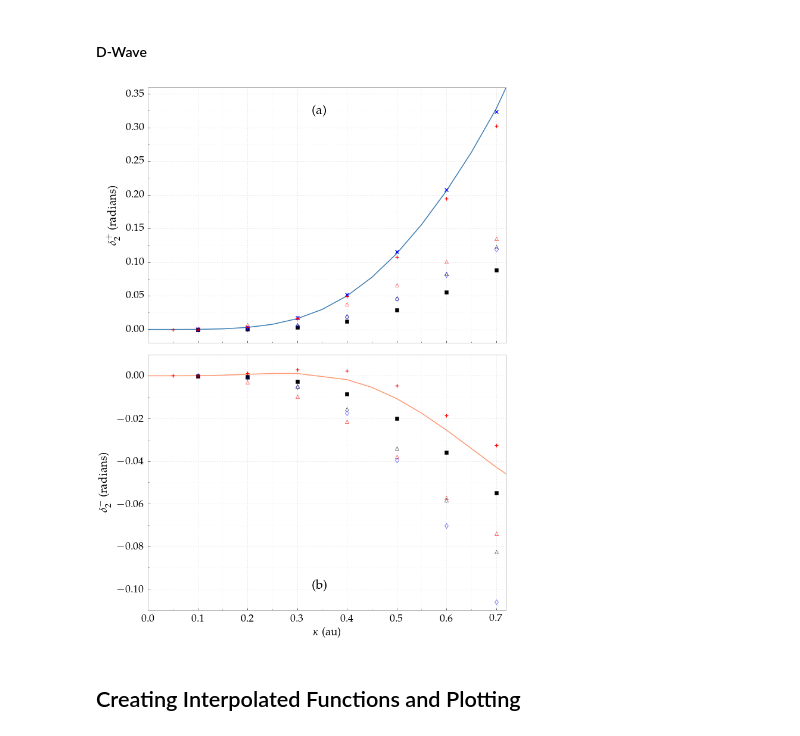
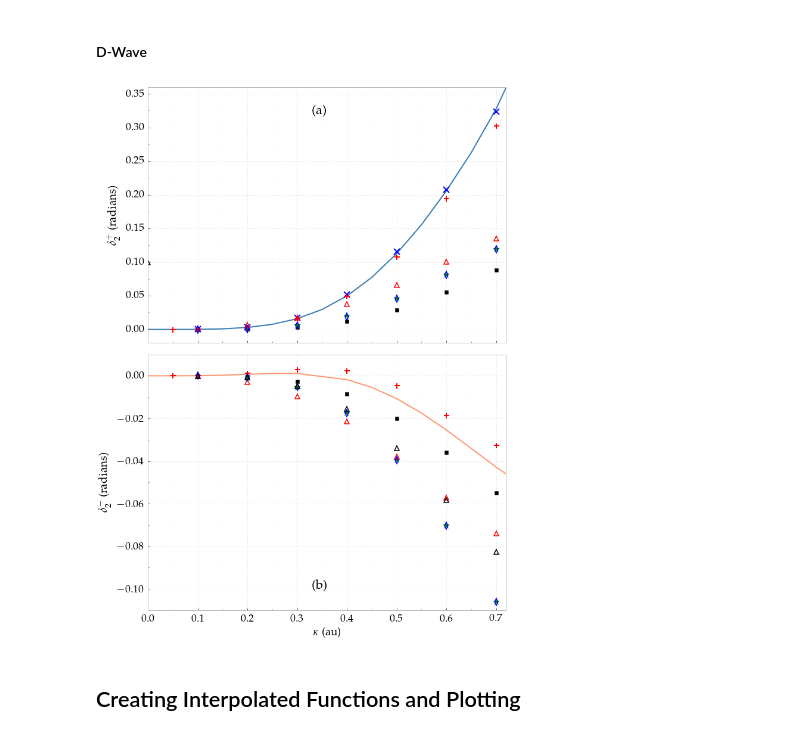
Before and after one commit to DentonW/Papers, a Jupyter notebook: Dissertation/IPython/Dissertation.ipynb, the cells around one changed output. Cells and saved outputs as stored; diff of their text form; code cells hidden in the pictures.

```diff
--- a/Dissertation/IPython/Dissertation.ipynb
+++ b/Dissertation/IPython/Dissertation.ipynb
@@ -1034,54 +960,54 @@ fig = pyplot.figure(figsize=(10, 6.7*2))
 ###########
 pyplot.subplot(2, 1, 1)
 
-pyplot.plot(df['Kappa'], df['Phase1D'], marker='.', markersize=0.01, color=singletcolor)
+pyplot.plot(df['Kappa'], df['Phase1D'], marker='.', markersize=0.01, lw=2, color=singletcolor)
 pyplot.plot(Adhikari1D1999['kappa'], Adhikari1D1999['phase'], 'ks')
-pyplot.plot(Ray1D1997['kappa'], Ray1D1997['phase'], 'g*', markersize=10, markerfacecolor='g', markeredgecolor='none')
-pyplot.plot(Walters1D2004['kappa'], Walters1D2004['phase'], 'bx', mew=1.3)
-pyplot.plot(Blackwood1D2002['kappa'], Blackwood1D2002['phase'], 'r+', mew=1.3)
-pyplot.plot(Sinha1D2000['kappa'], Sinha1D2000['phase'], '^', markerfacecolor='none', markeredgecolor='r',)
-pyplot.plot(Sinha1D1997['kappa'], Sinha1D1997['phase'], '^', markerfacecolor='none', markeredgecolor='k')
-pyplot.plot(Hara1D1975['kappa'], Hara1D1975['phase'], 'd', markerfacecolor='none', markeredgecolor='b')
+pyplot.plot(Ray1D1997['kappa'], Ray1D1997['phase'], 'g*', markersize=13, markerfacecolor='g', markeredgecolor='none')
+pyplot.plot(Walters1D2004['kappa'], Walters1D2004['phase'], 'bx', mew=2, ms=10)
+pyplot.plot(Blackwood1D2002['kappa'], Blackwood1D2002['phase'], 'r+', mew=2, ms=9)
+pyplot.plot(Sinha1D2000['kappa'], Sinha1D2000['phase'], '^', markerfacecolor='none', markeredgecolor='r', mew=1.5, ms=8)
+pyplot.plot(Sinha1D1997['kappa'], '^', markerfacecolor='none', markeredgecolor='k', mew=1.5, ms=8)
+pyplot.plot(Hara1D1975['kappa'], Hara1D1975['phase'], 'd', markerfacecolor='none', markeredgecolor='b', mew=1.5, ms=8)
 #pyplot.xlabel(r"$\kappa$ (au)")
 pyplot.ylabel(r"$\delta_2^+$ (radians)")
 
 ax = plt.gca()
 ax.set_xticklabels([])
 ax.text(0.33, 0.32, '(a)', fontsize=22)
 
 pyplot.xlim([0, 0.72])
 pyplot.ylim([-0.02, 0.36])
 FixPlot(plt)
 
 ###########
 # Triplet #
 ###########
 pyplot.subplot(2, 1, 2)
 
 #df.plot(x='Kappa', y='Phase3D', marker='.', markersize=0.01, label=r'$^3D$ Complex Kohn', color=tripletcolor)
-pyplot.plot(df['Kappa'], df['Phase3D'], marker='.', markersize=0.01, label=r'$^3D$ Complex Kohn', color=tripletcolor)
+pyplot.plot(df['Kappa'], df['Phase3D'], marker='.', markersize=0.01, label=r'$^3D$ Complex Kohn', lw=2, color=tripletcolor)
 pyplot.plot(Adhikari3D1999['kappa'], Adhikari3D1999['phase'], 'ks', label='Adhikari 1999')
-pyplot.plot(Ray3D1997['kappa'], Ray3D1997['phase'], 'g*', markersize=10, markerfacecolor='g', markeredgecolor='none', label='Ray 1997')
-pyplot.plot(Blackwood3D2002['kappa'], Blackwood3D2002['phase'], 'r+', mew=1.3, label='Blackwood 2002')
-pyplot.plot(Sinha3D2000['kappa'], Sinha3D2000['phase'], '^', markerfacecolor='none', markeredgecolor='r',)
-pyplot.plot(Hara3D1975['kappa'], Hara3D1975['phase'], 'd', markerfacecolor='none', markeredgecolor='b', label='Hara 1975')
-pyplot.plot(Sinha3D1997['kappa'], Sinha3D1997['phase'], '^', markerfacecolor='none', markeredgecolor='k', label='Sinha 1997')
+pyplot.plot(Ray3D1997['kappa'], Ray3D1997['phase'], 'g*', markersize=13, markerfacecolor='g', markeredgecolor='none', label='Ray 1997')
+pyplot.plot(Blackwood3D2002['kappa'], Blackwood3D2002['phase'], 'r+', label='Blackwood 2002', mew=2, ms=9)
+pyplot.plot(Sinha3D2000['kappa'], Sinha3D2000['phase'], '^', markerfacecolor='none', markeredgecolor='r', label='Sinha 2000', mew=1.5, ms=8)
+pyplot.plot(Hara3D1975['kappa'], Hara3D1975['phase'], 'd', markerfacecolor='none', markeredgecolor='b', label='Hara 1975', mew=1.5, ms=8)
+pyplot.plot(Sinha3D1997['kappa'], Sinha3D1997['phase'], '^', markerfacecolor='none', markeredgecolor='k', label='Sinha 1997', mew=1.5, ms=8)
 pyplot.xlabel(r"$\kappa$ (au)")
 pyplot.ylabel(r"$\delta_2^-$ (radians)")
 
 ax = plt.gca()
 #ax.set_xticklabels([])
 ax.text(0.33, -0.1, '(b)', fontsize=22)
 
 pyplot.xlim([0, 0.72])
 pyplot.ylim([-0.11, 0.01])
 FixPlot(plt)
 
 plt.tight_layout()
 pyplot.savefig('dwave-comparisons.pdf', bbox_inches='tight')
 pyplot.show()
 # %% [output]
-[figure, old version]
+[figure, new version]
 # %% [markdown]
 ## Creating Interpolated Functions and Plotting
 # %% [markdown]
```
Also changed, not shown: parts of 30 cells of this notebook, 13 other files.
